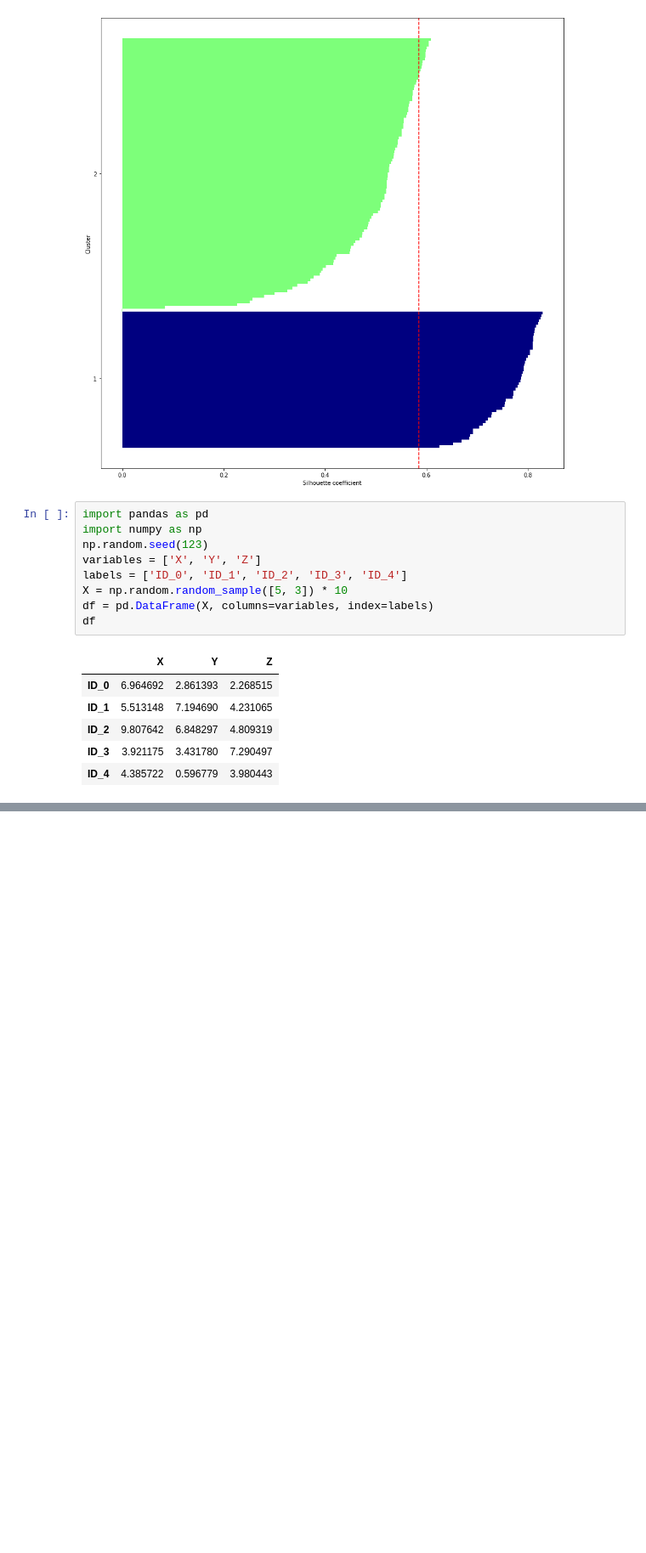
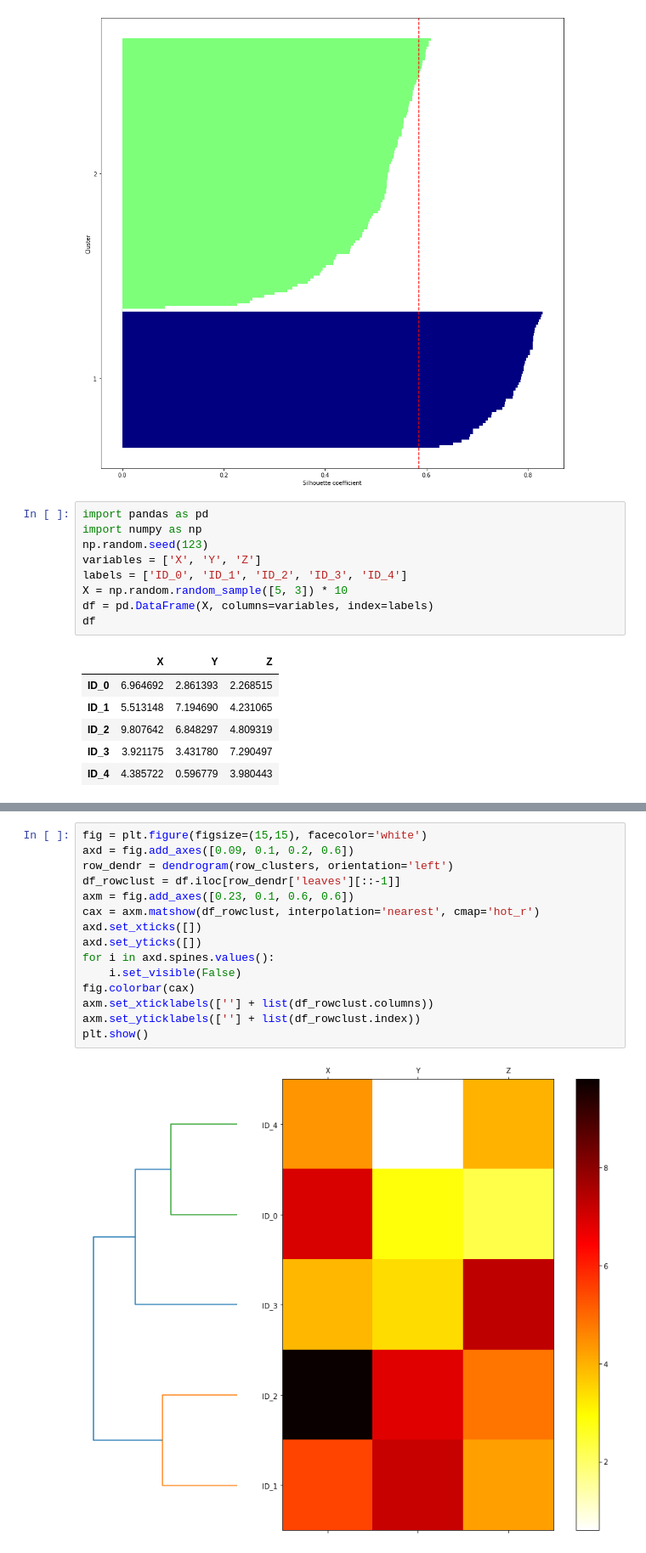
Before and after one commit to slevgolo/book-python-machine-learning, a Jupyter notebook: application/app/Chapter11/clustering.ipynb, the cells around one changed output, grey strips where cells are left out. Shown: that part at 85% size. Drawn from its saved outputs; the diff is of its cells as text; blank space fills up the shorter version.

```diff
--- a/application/app/Chapter11/clustering.ipynb
+++ b/application/app/Chapter11/clustering.ipynb
@@ -127,0 +157,17 @@ df
+# %%
+fig = plt.figure(figsize=(15,15), facecolor='white')
+axd = fig.add_axes([0.09, 0.1, 0.2, 0.6])
+row_dendr = dendrogram(row_clusters, orientation='left')
+df_rowclust = df.iloc[row_dendr['leaves'][::-1]]
+axm = fig.add_axes([0.23, 0.1, 0.6, 0.6])
+cax = axm.matshow(df_rowclust, interpolation='nearest', cmap='hot_r')
+axd.set_xticks([])
+axd.set_yticks([])
+for i in axd.spines.values():
+    i.set_visible(False)
+fig.colorbar(cax)
+axm.set_xticklabels([''] + list(df_rowclust.columns))
+axm.set_yticklabels([''] + list(df_rowclust.index))
+plt.show()
+# %% [output]
+[figure, added]
```
Also changed, not shown: parts of 8 cells of this notebook.
